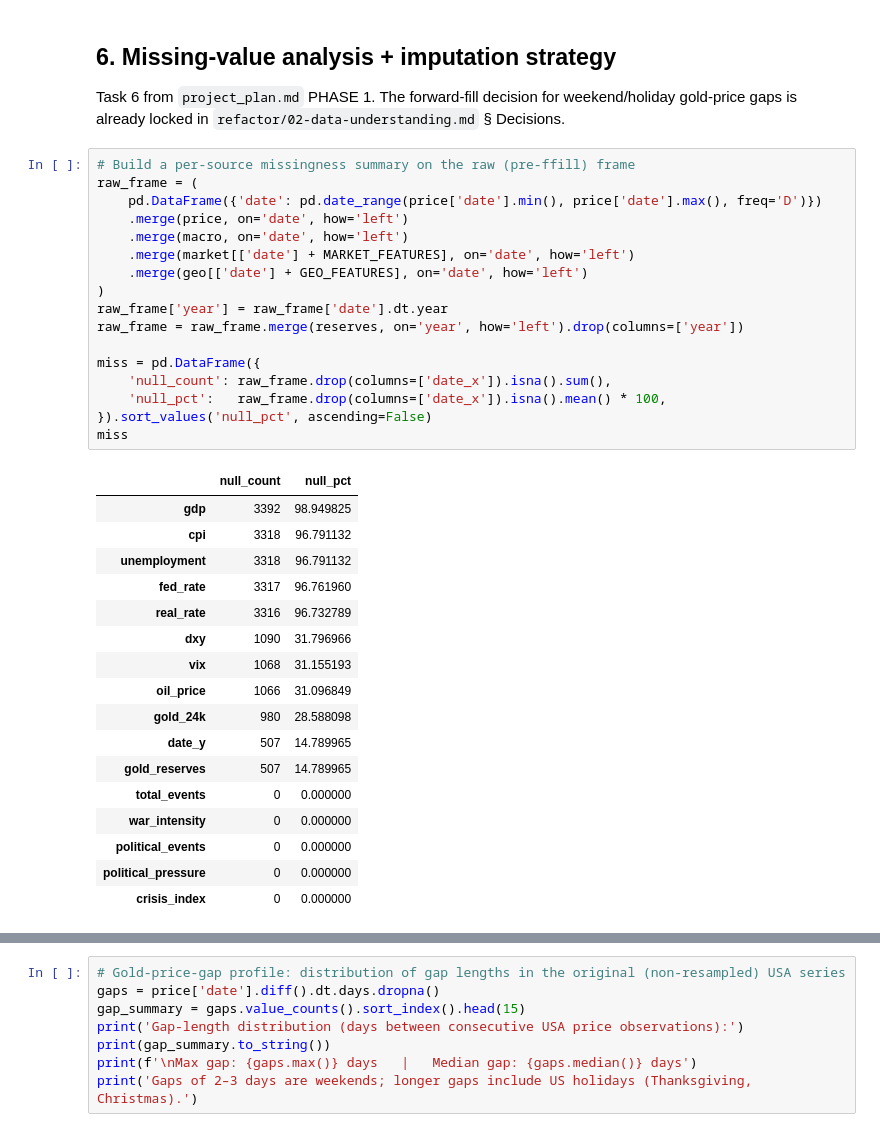
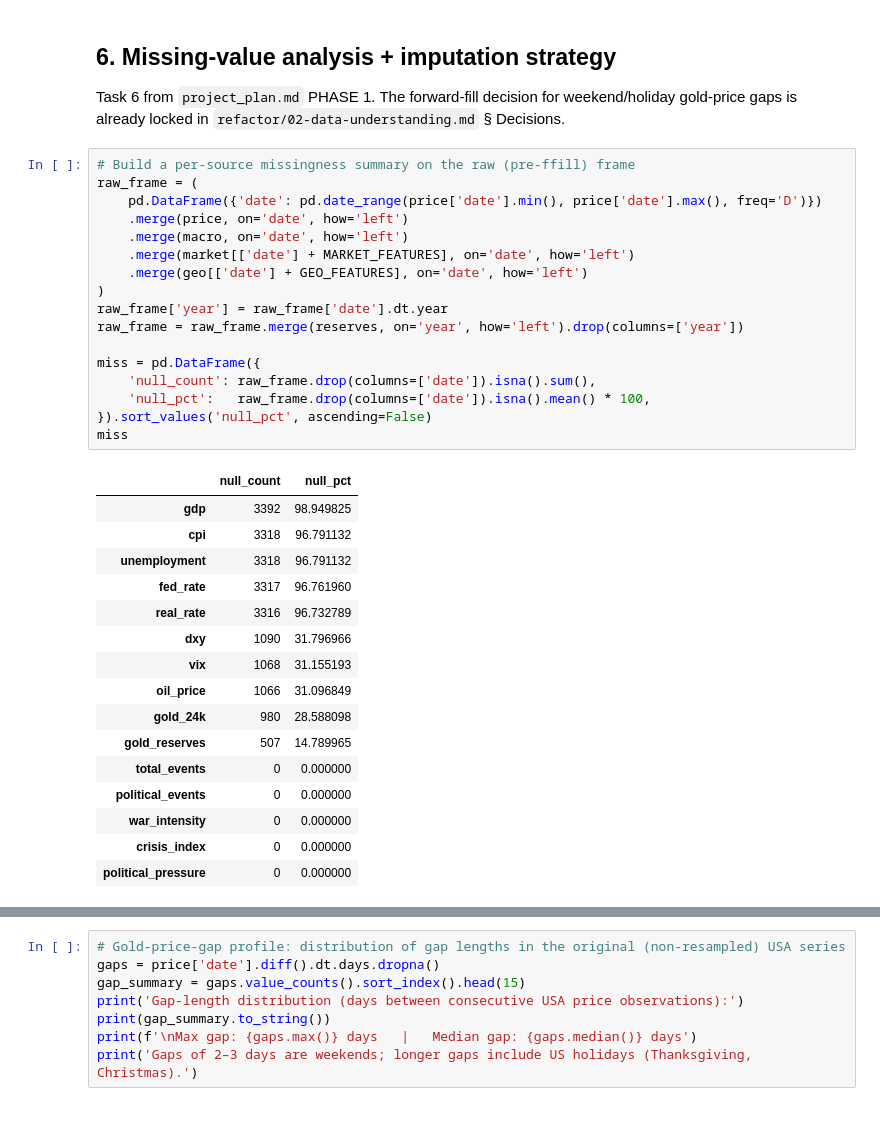
Before and after one commit to imenBL/projet_pfe, a Jupyter notebook: notebooks/01_eda_phase1_copieeee.ipynb, the cells around one changed output, grey strips where cells are left out. Cells and saved outputs as stored; diff of their text form.

```diff
--- a/notebooks/01_eda_phase1_copieeee.ipynb
+++ b/notebooks/01_eda_phase1_copieeee.ipynb
@@ -508,38 +511,37 @@ Task 6 from `project_plan.md` PHASE 1. The forward-fill decision for weekend/hol
 # %%
 # Build a per-source missingness summary on the raw (pre-ffill) frame
 raw_frame = (
     pd.DataFrame({'date': pd.date_range(price['date'].min(), price['date'].max(), freq='D')})
     .merge(price, on='date', how='left')
     .merge(macro, on='date', how='left')
     .merge(market[['date'] + MARKET_FEATURES], on='date', how='left')
     .merge(geo[['date'] + GEO_FEATURES], on='date', how='left')
 )
 raw_frame['year'] = raw_frame['date'].dt.year
 raw_frame = raw_frame.merge(reserves, on='year', how='left').drop(columns=['year'])
 
 miss = pd.DataFrame({
-    'null_count': raw_frame.drop(columns=['date_x']).isna().sum(),
-    'null_pct':   raw_frame.drop(columns=['date_x']).isna().mean() * 100,
+    'null_count': raw_frame.drop(columns=['date']).isna().sum(),
+    'null_pct':   raw_frame.drop(columns=['date']).isna().mean() * 100,
 }).sort_values('null_pct', ascending=False)
 miss
 # %% [output]
 |  | null_count | null_pct |
 | gdp | 3392 | 98.949825 |
 | cpi | 3318 | 96.791132 |
 | unemployment | 3318 | 96.791132 |
 | fed_rate | 3317 | 96.761960 |
 | real_rate | 3316 | 96.732789 |
 | dxy | 1090 | 31.796966 |
 | vix | 1068 | 31.155193 |
 | oil_price | 1066 | 31.096849 |
 | gold_24k | 980 | 28.588098 |
-| date_y | 507 | 14.789965 |
 | gold_reserves | 507 | 14.789965 |
 | total_events | 0 | 0.000000 |
+| political_events | 0 | 0.000000 |
 | war_intensity | 0 | 0.000000 |
-| political_events | 0 | 0.000000 |
+| crisis_index | 0 | 0.000000 |
 | political_pressure | 0 | 0.000000 |
-| crisis_index | 0 | 0.000000 |
 # %%
 fig, ax = plt.subplots(figsize=(11, 5))
 miss['null_pct'].plot(kind='barh', color='#8e44ad', ax=ax)
```
Also changed, not shown: parts of 10 cells of this notebook, 2 other files.
